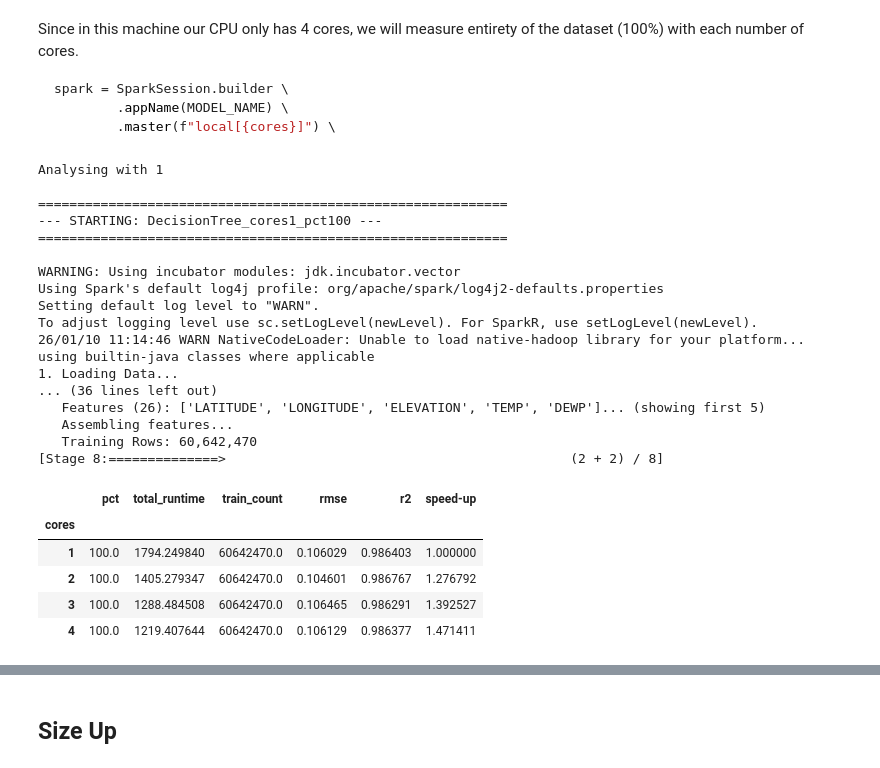
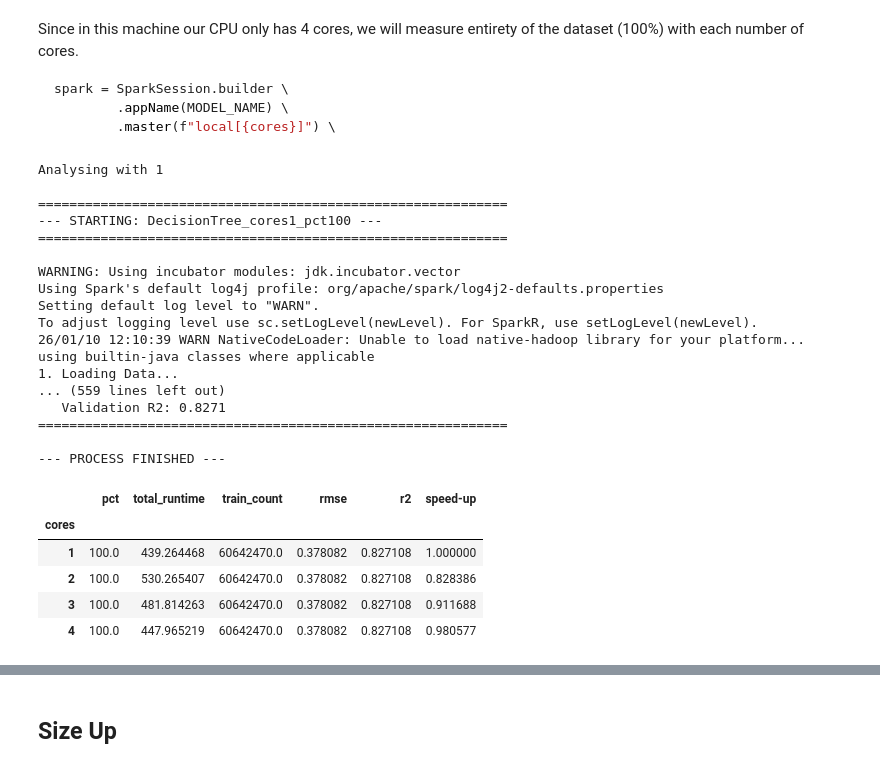
Before and after one commit to MariaGoico/Final-Project-LSDA, a Jupyter notebook: scalability.ipynb, the cells around one changed output, grey strips where cells are left out. Cells and saved outputs as stored; diff of their text form; code cells hidden in the pictures.

```diff
--- a/scalability.ipynb
+++ b/scalability.ipynb
@@ -38,10 +38,10 @@ spark = SparkSession.builder \
 # %%
 num_cores = [1, 2, 3, 4]
 
-# for i in range(5):
-for cores in num_cores:
-    print(f'Analysing with {cores} ')
-    !python code/scalability_global.py {cores} 100 lr speedup_lr.csv
+for i in range(4):
+    for cores in num_cores:
+        print(f'Analysing with {cores} ')
+        !python code/scalability_global.py {cores} 100 lr speedup_lr.csv
 # %% [output]
 Analysing with 1
 
@@ -53,34 +53,34 @@ WARNING: Using incubator modules: jdk.incubator.vector
 Using Spark's default log4j profile: org/apache/spark/log4j2-defaults.properties
 Setting default log level to "WARN".
 To adjust logging level use sc.setLogLevel(newLevel). For SparkR, use setLogLevel(newLevel).
-26/01/10 11:14:46 WARN NativeCodeLoader: Unable to load native-hadoop library for your platform... using builtin-java classes where applicable
+26/01/10 12:10:39 WARN NativeCodeLoader: Unable to load native-hadoop library for your platform... using builtin-java classes where applicable
 1. Loading Data...
-... (36 lines left out)
-   Features (26): ['LATITUDE', 'LONGITUDE', 'ELEVATION', 'TEMP', 'DEWP']... (showing first 5)
-   Assembling features...
-   Training Rows: 60,642,470
-[Stage 8:==============>                                            (2 + 2) / 8]
+... (559 lines left out)
+   Validation R2: 0.8271
+============================================================
+
+--- PROCESS FINISHED ---
 # %%
 def speed_up(results, runtime_col):
     return results[runtime_col].iloc[0] / results[runtime_col]
 # %%
-model = "rf" # or dt
+model = "lr" # or dt
 results = pd.read_csv(f'scalability_results/speedup_{model}.csv',
                       names=['cores', 'pct', 'total_runtime', 'train_count', 'rmse', 'r2'])
 
 grouped = results.groupby('cores')
 avg_results = grouped.mean()
 std = grouped.std()
 avg_results['speed-up'] = speed_up(avg_results, 'total_runtime')
 
 avg_results
 # %% [output]
 |  | pct | total_runtime | train_count | rmse | r2 | speed-up |
 | cores |  |  |  |  |  |  |
-| 1 | 100.0 | 1794.249840 | 60642470.0 | 0.106029 | 0.986403 | 1.000000 |
-| 2 | 100.0 | 1405.279347 | 60642470.0 | 0.104601 | 0.986767 | 1.276792 |
-| 3 | 100.0 | 1288.484508 | 60642470.0 | 0.106465 | 0.986291 | 1.392527 |
-| 4 | 100.0 | 1219.407644 | 60642470.0 | 0.106129 | 0.986377 | 1.471411 |
+| 1 | 100.0 | 439.264468 | 60642470.0 | 0.378082 | 0.827108 | 1.000000 |
+| 2 | 100.0 | 530.265407 | 60642470.0 | 0.378082 | 0.827108 | 0.828386 |
+| 3 | 100.0 | 481.814263 | 60642470.0 | 0.378082 | 0.827108 | 0.911688 |
+| 4 | 100.0 | 447.965219 | 60642470.0 | 0.378082 | 0.827108 | 0.980577 |
 # %%
 from matplotlib import pyplot as plt
 
```
Also changed, not shown: parts of 2 cells of this notebook, 3 other files.
